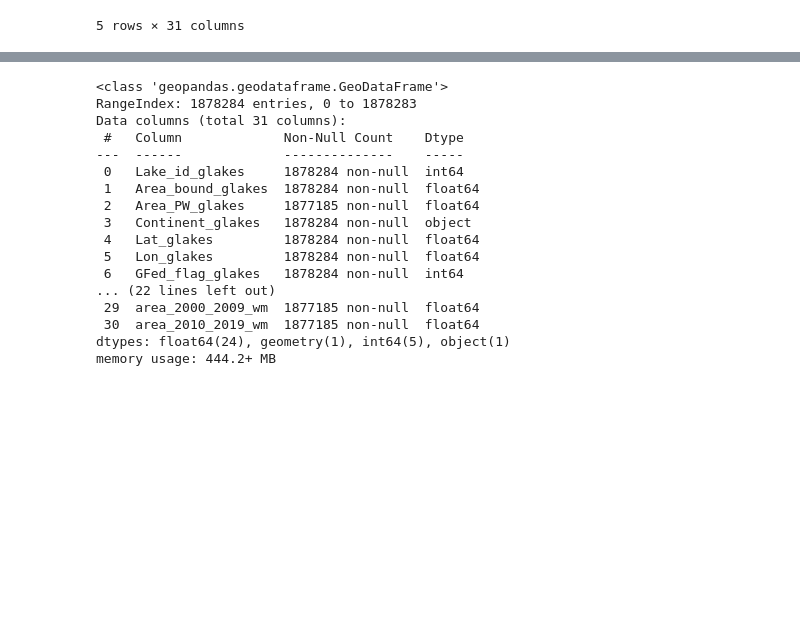
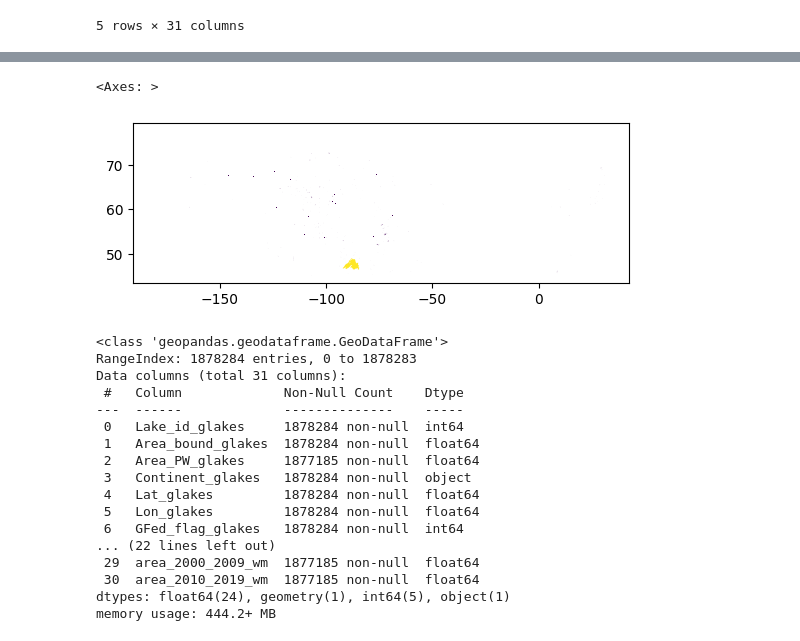
Before and after one commit to ekcomputer/land-cover, a Jupyter notebook: notebooks/joins/join_liu_greenness.ipynb, the cells around one changed output, grey strips where cells are left out. Drawn from its saved outputs; the diff is of its cells as text; code cells hidden in the pictures; blank space fills up the shorter version.

```diff
--- a/notebooks/joins/join_liu_greenness.ipynb
+++ b/notebooks/joins/join_liu_greenness.ipynb
@@ -104,3 +120,10 @@ gdf.head()
+# %%
+# Sanity check: why are some lakes 0 area in p1?? In W Alaska.
+# Anser: GLAKES time series has zeros...
+gdf[0:-1:50].plot(column="area_2010_2019_wm", markersize=6e6)
+# %% [output]
+<Axes: >
+[figure, added]
 # %%
 gdf.info(show_counts=True)
 # %% [output]
```
Also changed, not shown: parts of 2 cells of this notebook, 2 other files.
